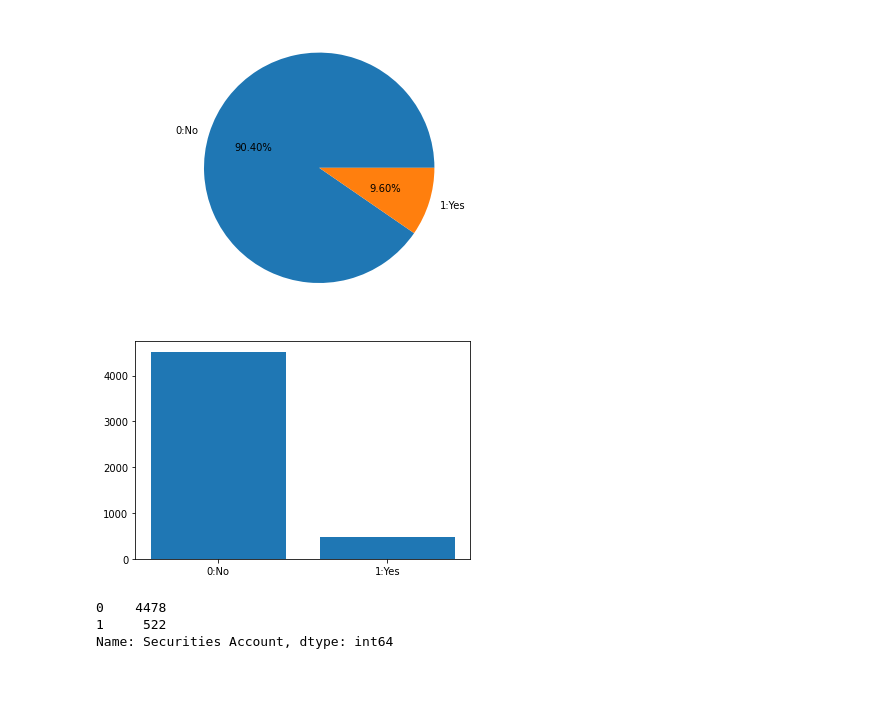
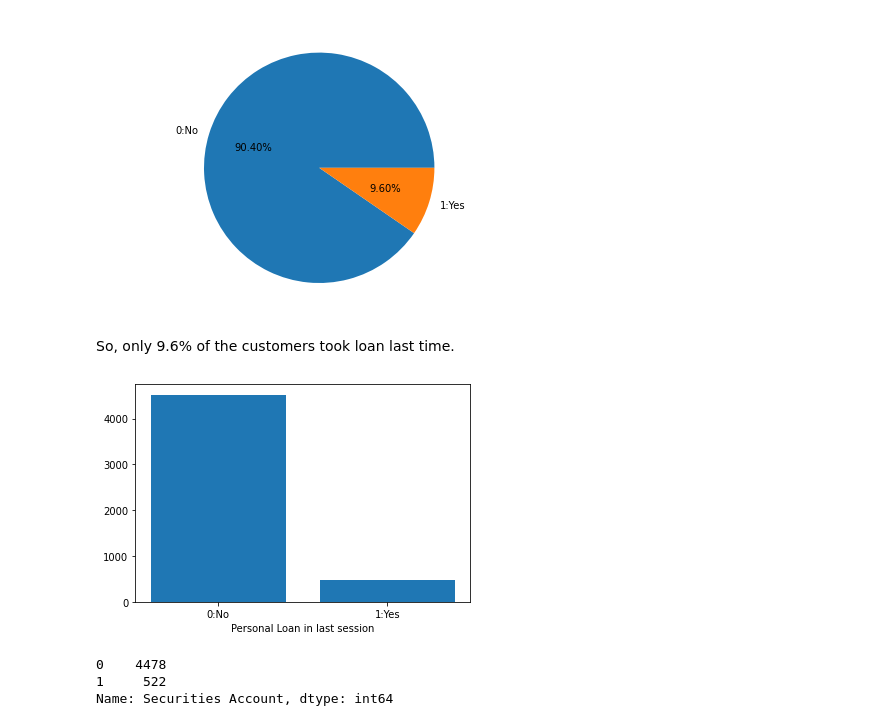
Before and after one commit to Saurabh-Datta/Internship_Project, a Jupyter notebook: Internship_Project.ipynb, the cells around one changed output. Saved outputs shown, nothing was run; the diff lists cells and outputs as text; code cells hidden in the pictures; blank space fills up the shorter version.

```diff
--- a/Internship_Project.ipynb
+++ b/Internship_Project.ipynb
@@ -241,12 +261,15 @@ ax.pie(dataset['Personal Loan'].value_counts(),labels=label,autopct='%1.2f%%')
 plt.show()
 # %% [output]
 [figure]
+# %% [markdown]
+So, only 9.6% of the customers took loan last time.
 # %%
 #Viewing this distribution in bar graph
 plt.bar(label, dataset['Personal Loan'].value_counts())
+plt.xlabel('Personal Loan in last session')
 plt.show()
 # %% [output]
-[figure, old version]
+[figure, new version]
 # %%
 #Viewing the distribution of Whether the customer has a security account with the bank, 1:yes, 0:no
 dataset['Securities Account'].value_counts()
```
Also changed, not shown: parts of 250 cells of this notebook.
